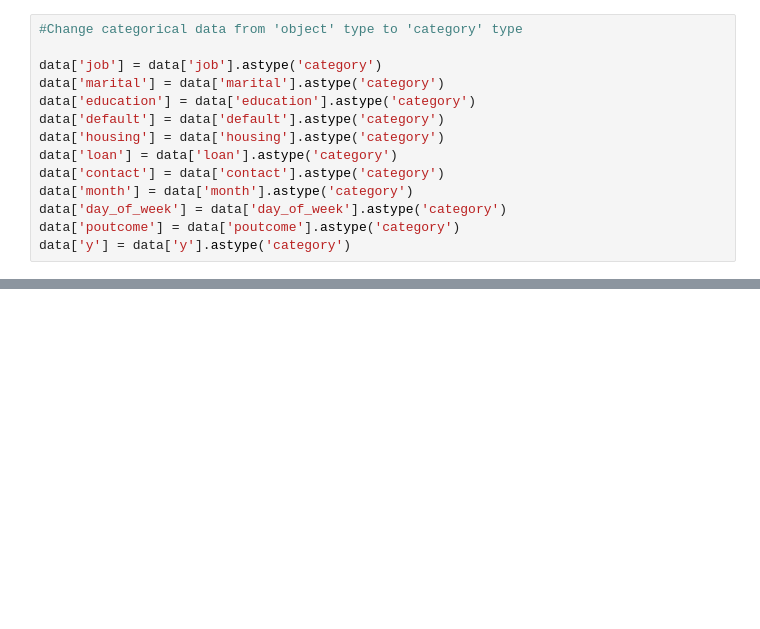
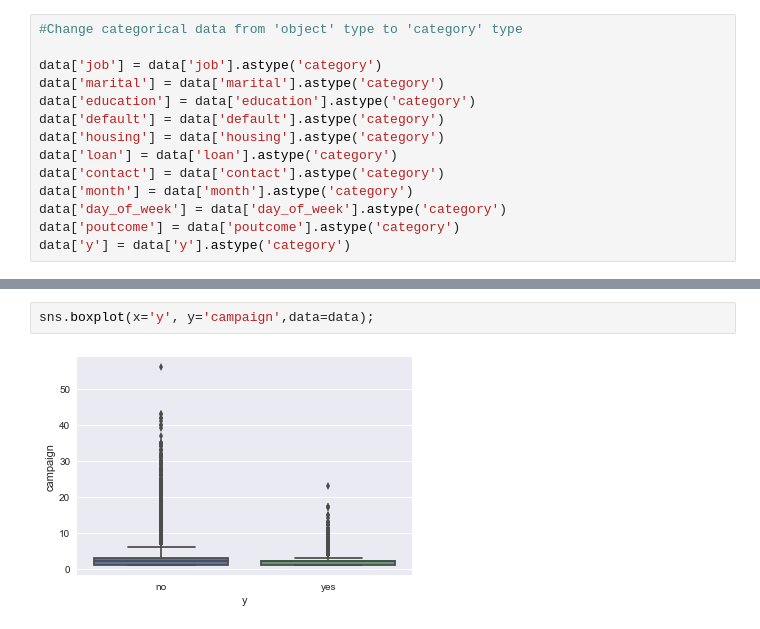
Before and after one commit to leighirving/bank-marketing, a Jupyter notebook: campaign-classification.ipynb, the cells around one changed output, grey strips where cells are left out. Drawn from its saved outputs; the diff is of its cells as text; blank space fills up the shorter version.

```diff
--- a/campaign-classification.ipynb
+++ b/campaign-classification.ipynb
@@ -70,0 +85,4 @@ data.describe()
+# %%
+sns.boxplot(x='y', y='campaign',data=data);
+# %% [output]
+[figure, added]
```
Also changed, not shown: parts of 9 cells of this notebook.
